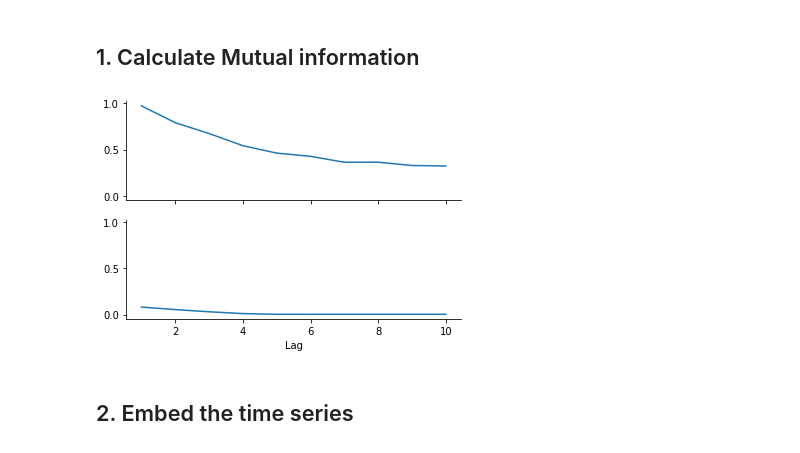
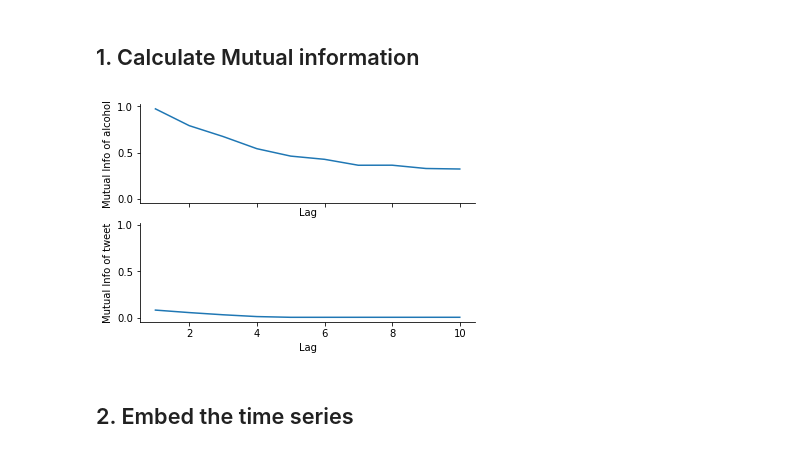
Before and after one commit to cenxi-si/DS-industry-project-group35, a Jupyter notebook: CCM_Alcohol.ipynb, the cells around one changed output. Saved outputs shown, nothing was run; the diff lists cells and outputs as text; code cells hidden in the pictures.

```diff
--- a/CCM_Alcohol.ipynb
+++ b/CCM_Alcohol.ipynb
@@ -582,17 +597,20 @@ sns.despine()
 # %%
 e1 = ccm.Embed(x5_shifted_alcohol)
 e2 = ccm.Embed(x3_tweet)
 
 mi1 = e1.mutual_information(10)
 mi2 = e2.mutual_information(10)
 
 fig,ax = plt.subplots(nrows=2,sharex=True,sharey=True)
 ax[0].plot(np.arange(1,11),mi1)
 ax[1].plot(np.arange(1,11),mi2)
+ax[0].set_ylabel('Mutual Info of alcohol')
+ax[0].set_xlabel('Lag')
 ax[1].set_xlabel('Lag')
+ax[1].set_ylabel('Mutual Info of tweet')
 sns.despine()
 # %% [output]
-[figure, old version]
+[figure, new version]
 # %% [markdown]
 ## 2. Embed the time series
 # %%
```
Also changed, not shown: parts of 7 cells of this notebook.
